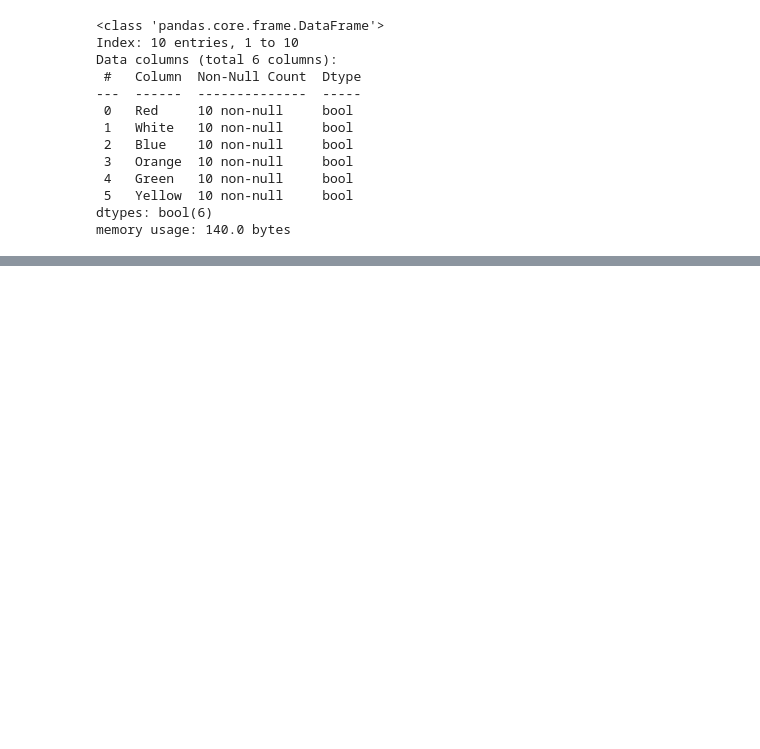
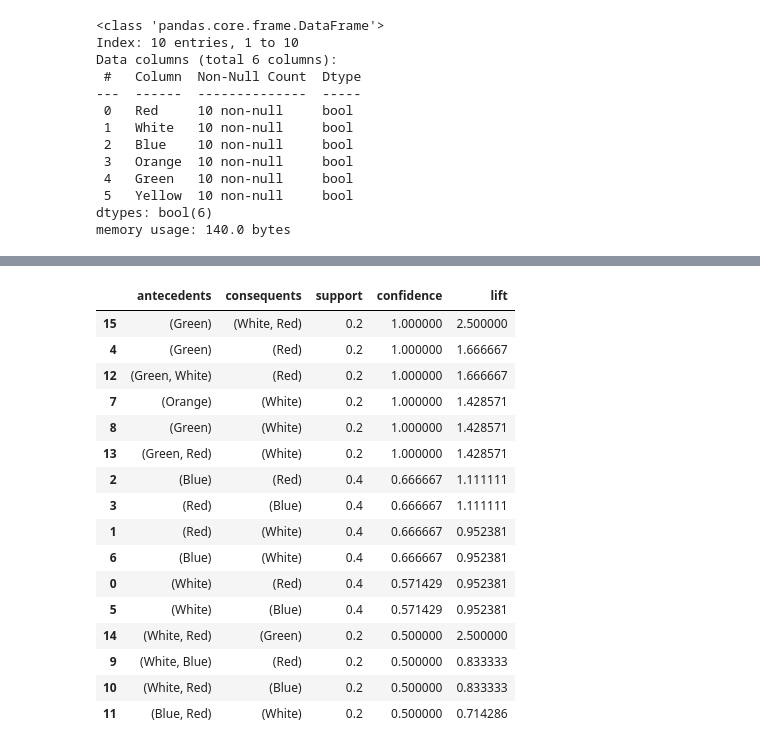
Before and after one commit to PGCP-AI3151/Machine_Learning, a Jupyter notebook: Association_Rule_Mining/Apriori.ipynb, the cells around one changed output, grey strips where cells are left out. Saved outputs shown, nothing was run; the diff lists cells and outputs as text; code cells hidden in the pictures; blank space fills up the shorter version.

```diff
--- a/Association_Rule_Mining/Apriori.ipynb
+++ b/Association_Rule_Mining/Apriori.ipynb
@@ -51,0 +52,22 @@ itemset
+# %%
+rules = association_rules(itemset,metric='confidence',min_threshold=0.5)
+rules = rules[['antecedents','consequents','support','confidence','lift']]
+rules.sort_values(by=['confidence','lift','support'],ascending=False)
+# %% [output]
+|  | antecedents | consequents | support | confidence | lift |
+| 15 | (Green) | (White, Red) | 0.2 | 1.000000 | 2.500000 |
+| 4 | (Green) | (Red) | 0.2 | 1.000000 | 1.666667 |
+| 12 | (Green, White) | (Red) | 0.2 | 1.000000 | 1.666667 |
+| 7 | (Orange) | (White) | 0.2 | 1.000000 | 1.428571 |
+| 8 | (Green) | (White) | 0.2 | 1.000000 | 1.428571 |
+| 13 | (Green, Red) | (White) | 0.2 | 1.000000 | 1.428571 |
+| 2 | (Blue) | (Red) | 0.4 | 0.666667 | 1.111111 |
+| 3 | (Red) | (Blue) | 0.4 | 0.666667 | 1.111111 |
+| 1 | (Red) | (White) | 0.4 | 0.666667 | 0.952381 |
+| 6 | (Blue) | (White) | 0.4 | 0.666667 | 0.952381 |
+| 0 | (White) | (Red) | 0.4 | 0.571429 | 0.952381 |
+| 5 | (White) | (Blue) | 0.4 | 0.571429 | 0.952381 |
+| 14 | (White, Red) | (Green) | 0.2 | 0.500000 | 2.500000 |
+| 9 | (White, Blue) | (Red) | 0.2 | 0.500000 | 0.833333 |
+| 10 | (White, Red) | (Blue) | 0.2 | 0.500000 | 0.833333 |
+| 11 | (Blue, Red) | (White) | 0.2 | 0.500000 | 0.714286 |
```
Also changed, not shown: parts of 29 cells of this notebook, 39 other files.
